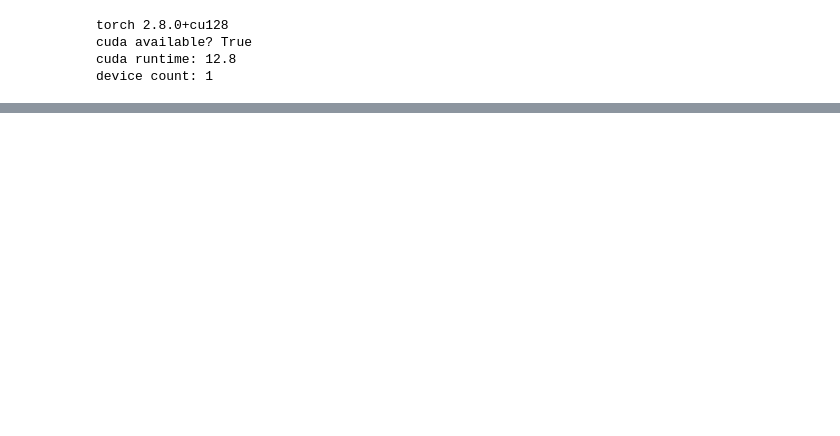
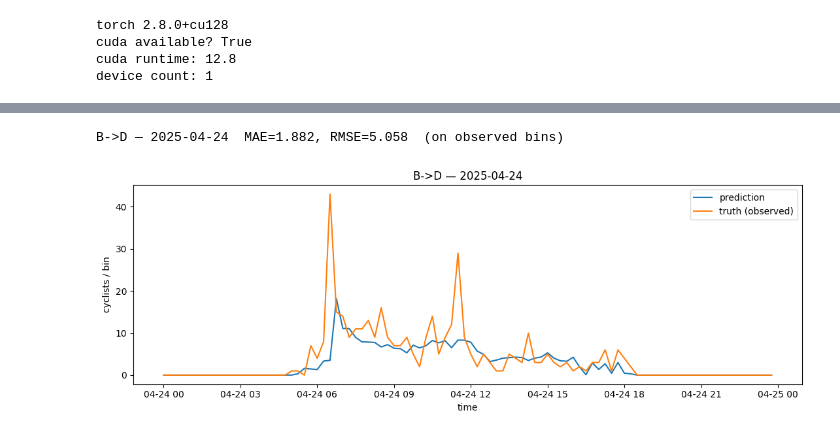
Before and after one commit to RvdKar/Bicycle_Traffic_Flow_GNN, a Jupyter notebook: network.ipynb, the cells around one changed output, grey strips where cells are left out. Cells and saved outputs as stored; diff of their text form; code cells hidden in the pictures; blank space fills up the shorter version.

```diff
--- a/network.ipynb
+++ b/network.ipynb
@@ -1074,3 +602,64 @@ B->D — 2025-04-24  MAE=2.108, RMSE=5.291  (on observed bins)
+# %%
+import numpy as np
+import pandas as pd
+import matplotlib.pyplot as plt
+
+# --- inputs you already have ---
+# artifacts: dict with "X_true", "M_obs", "times" (frozen at load time)
+# network_cfg.directed_edges: list of (u,v) in the exact model order
+# df_pred: long dataframe with columns ['timestamp','h','u','v','edge','pred','true','observed']
+
+# pick what to plot
+edge_uv = ('B','D')           # <--- change me
+day_str = '2025-04-24'        # <--- change me
+edge_str = f"{edge_uv[0]}->{edge_uv[1]}"
+day = pd.to_datetime(day_str).date()
+
+# ---- 1) Build TRUTH series from the frozen arrays ----
+times   = artifacts["times"]
+X_true  = artifacts["X_true"]    # [T,E], raw counts (no imputation)
+M_obs   = artifacts["M_obs"]     # [T,E], 1 if observed
+
+# find column index for this edge
+edge_list = list(network_cfg.directed_edges)
+try:
+    e_idx = edge_list.index(edge_uv)
+except ValueError:
+    raise ValueError(f"Edge {edge_uv} not found in network_cfg.directed_edges")
+
+# series with NaN where not observed
+truth_series = pd.Series(X_true[:, e_idx], index=times, name="true")
+mask_series  = pd.Series(M_obs[:, e_idx].astype(bool), index=times)
+truth_series = truth_series.where(mask_series)   # NaN for unobserved bins
+
+# slice to one calendar day
+truth_day = truth_series.loc[str(day)]
+
+# ---- 2) Build PRED series (choose one horizon per timestamp, e.g. smallest h) ----
+sel = df_pred[(df_pred['edge'] == edge_str) &
+              (df_pred['timestamp'].dt.date == day)].copy()
+
+sel = (sel.sort_values(['timestamp','h'])
+           .drop_duplicates(['timestamp','edge'], keep='first'))
+
+pred_day = sel.set_index('timestamp')['pred'].rename('pred')
+
+# ---- 3) Align & metrics on bins where truth exists ----
+common_idx = truth_day.dropna().index.intersection(pred_day.index)
+mae  = float(np.mean(np.abs(pred_day.reindex(common_idx) - truth_day.reindex(common_idx))))
+rmse = float(np.sqrt(np.mean((pred_day.reindex(common_idx) - truth_day.reindex(common_idx))**2)))
+print(f"{edge_str} — {day_str}  MAE={mae:.3f}, RMSE={rmse:.3f}  (on observed bins)")
+
+# ---- 4) Plot ----
+plt.figure(figsize=(11,4))
+plt.plot(pred_day.index, pred_day.values, label='prediction')
+plt.plot(truth_day.index, truth_day.values, label='truth (observed)')
+plt.title(f"{edge_str} — {day_str}")
+plt.xlabel("time"); plt.ylabel("cyclists / bin")
+plt.legend(); plt.tight_layout(); plt.show()
+# %% [output]
+B->D — 2025-04-24  MAE=1.882, RMSE=5.058  (on observed bins)
+[figure, added]
 # %%
 import pandas as pd
 import numpy as np
```
Also changed, not shown: parts of 18 cells of this notebook, 4 other files.
